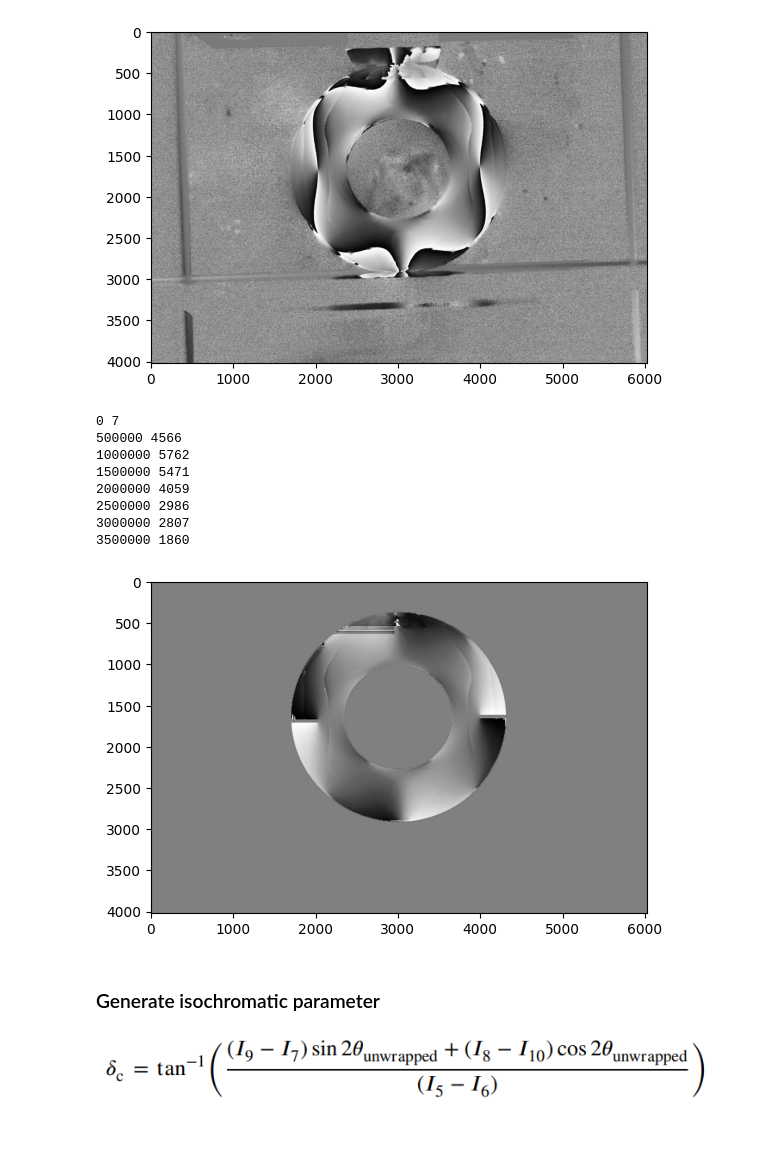
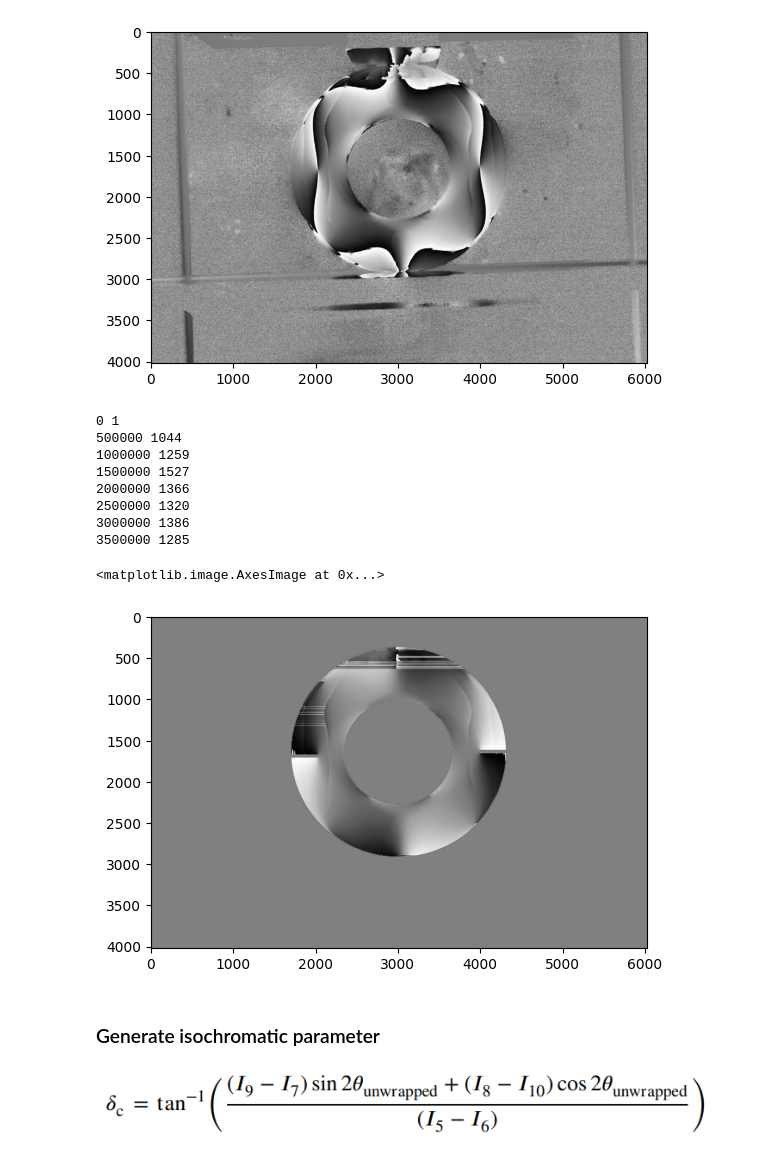
Before and after one commit to fs-bullard/photoelasticity, a Jupyter notebook: ten-step-phase_unwrap_ring.ipynb, the cells around one changed output. Cells and saved outputs as stored; diff of their text form; code cells hidden in the pictures.

```diff
--- a/ten-step-phase_unwrap_ring.ipynb
+++ b/ten-step-phase_unwrap_ring.ipynb
@@ -104,25 +104,27 @@ plt.imsave(filename, isoclinic_param, cmap='gray')
 isoclinic_to_unwrap = cv.medianBlur(cv.imread(filename, cv.IMREAD_GRAYSCALE), 5)
 
 # Set stack as isotropic points
-stack = [(2200, 2200), (2200, 2000), (1100, 2200), (1100, 2000), (1100, 3700), (2300, 3700), (1700, 2100)]
+# stack = [(2200, 2200), (2200, 2000), (1100, 2200), (1100, 2000), (1100, 3700), (2300, 3700), (1700, 2100)]
+stack = [(2200, 2200)]
 #create dummy array to be populated by unwrapped pixels
 dummy = mask_to_dummy(mask)
 
 isoclinic_unwrapped = phase_unwrap_isoclinic(isoclinic_to_unwrap, stack, dummy)
 # %% [output]
-0 7
-500000 4566
-1000000 5762
-1500000 5471
-2000000 4059
-2500000 2986
-3000000 2807
-3500000 1860
+0 1
+500000 1044
+1000000 1259
+1500000 1527
+2000000 1366
+2500000 1320
+3000000 1386
+3500000 1285
 # %%
 plt.imshow(isoclinic_unwrapped, cmap='gray')
-plt.imsave('img/ring/results/ring_isocl_unwr.jpg', np.nan_to_num(isoclinic_unwrapped), cmap='gray')
+# plt.imsave('img/ring/results/ring_isocl_unwr.jpg', np.nan_to_num(isoclinic_unwrapped), cmap='gray')
 # %% [output]
+<matplotlib.image.AxesImage at 0x...>
-[figure, old version]
+[figure, new version]
 # %% [markdown]
 ### Generate isochromatic parameter
 ![image.png](attachment:image.png)
```
Also changed, not shown: parts of 2 cells of this notebook, 47 other files.
